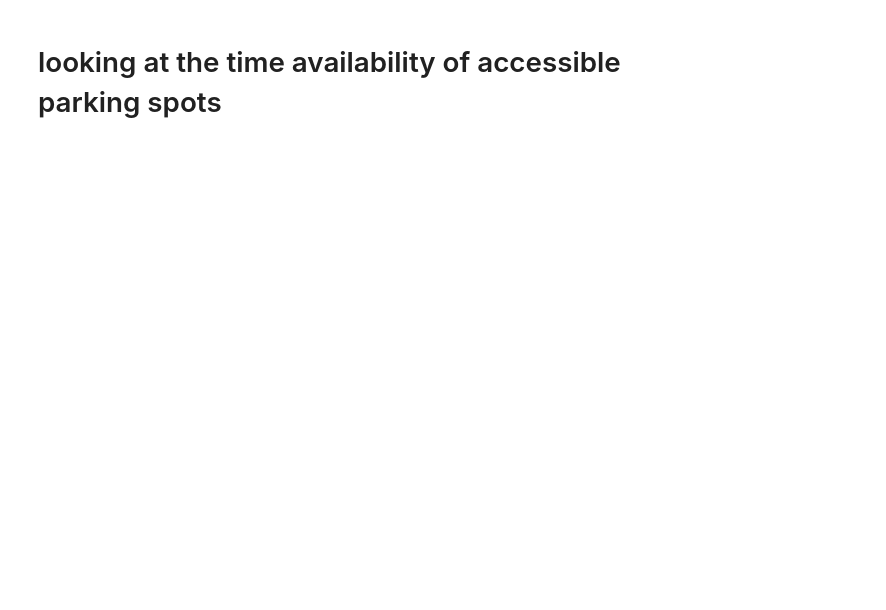
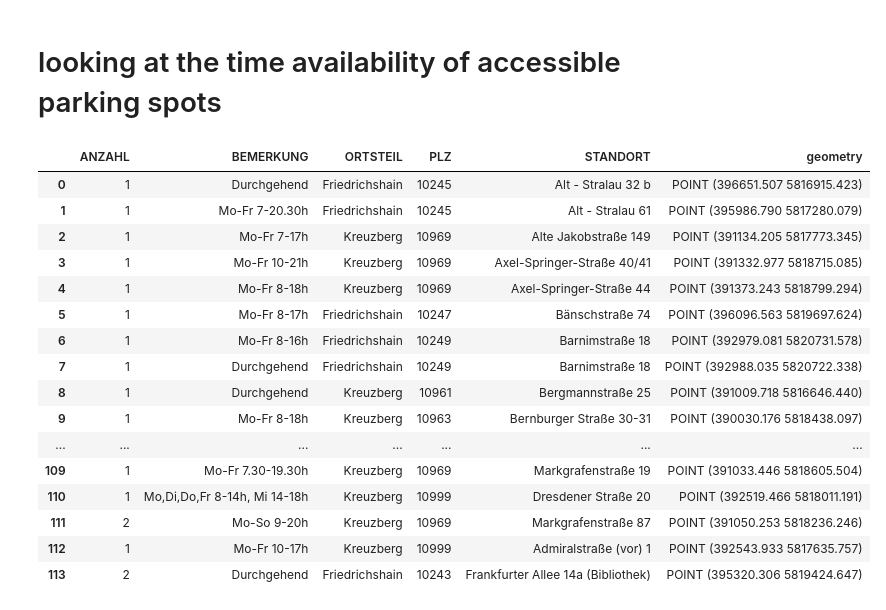
Before and after one commit to lelilia/data-ambassadors-parking-project, a Jupyter notebook: scripts/parking_spaces_for_disapbled_persons_exploration.ipynb, the cells around one changed output. Cells and saved outputs as stored; diff of their text form; code cells hidden in the pictures; blank space fills up the shorter version.

```diff
--- a/scripts/parking_spaces_for_disapbled_persons_exploration.ipynb
+++ b/scripts/parking_spaces_for_disapbled_persons_exploration.ipynb
@@ -169,2 +184,22 @@ df_acc_per_lor.head()
 # %% [markdown]
 # looking at the time availability of accessible parking spots
+# %%
+df_accessible
+# %% [output]
+|  | ANZAHL | BEMERKUNG | ORTSTEIL | PLZ | STANDORT | geometry |
+| 0 | 1 | Durchgehend | Friedrichshain | 10245 | Alt - Stralau 32 b | POINT (396651.507 5816915.423) |
+| 1 | 1 | Mo-Fr 7-20.30h | Friedrichshain | 10245 | Alt - Stralau 61 | POINT (395986.790 5817280.079) |
+| 2 | 1 | Mo-Fr 7-17h | Kreuzberg | 10969 | Alte Jakobstraße 149 | POINT (391134.205 5817773.345) |
+| 3 | 1 | Mo-Fr 10-21h | Kreuzberg | 10969 | Axel-Springer-Straße 40/41 | POINT (391332.977 5818715.085) |
+| 4 | 1 | Mo-Fr 8-18h | Kreuzberg | 10969 | Axel-Springer-Straße 44 | POINT (391373.243 5818799.294) |
+| 5 | 1 | Mo-Fr 8-17h | Friedrichshain | 10247 | Bänschstraße 74 | POINT (396096.563 5819697.624) |
+| 6 | 1 | Mo-Fr 8-16h | Friedrichshain | 10249 | Barnimstraße 18 | POINT (392979.081 5820731.578) |
+| 7 | 1 | Durchgehend | Friedrichshain | 10249 | Barnimstraße 18 | POINT (392988.035 5820722.338) |
+| 8 | 1 | Durchgehend | Kreuzberg | 10961 | Bergmannstraße 25 | POINT (391009.718 5816646.440) |
+| 9 | 1 | Mo-Fr 8-18h | Kreuzberg | 10963 | Bernburger Straße 30-31 | POINT (390030.176 5818438.097) |
+| ... | ... | ... | ... | ... | ... | ... |
+| 109 | 1 | Mo-Fr 7.30-19.30h | Kreuzberg | 10969 | Markgrafenstraße 19 | POINT (391033.446 5818605.504) |
+| 110 | 1 | Mo,Di,Do,Fr 8-14h, Mi 14-18h | Kreuzberg | 10999 | Dresdener Straße 20 | POINT (392519.466 5818011.191) |
+| 111 | 2 | Mo-So 9-20h | Kreuzberg | 10969 | Markgrafenstraße 87 | POINT (391050.253 5818236.246) |
+| 112 | 1 | Mo-Fr 10-17h | Kreuzberg | 10999 | Admiralstraße (vor) 1 | POINT (392543.933 5817635.757) |
+| 113 | 2 | Durchgehend | Friedrichshain | 10243 | Frankfurter Allee 14a (Bibliothek) | POINT (395320.306 5819424.647) |
```
Also changed, not shown: parts of 31 cells of this notebook, 1 other file.
